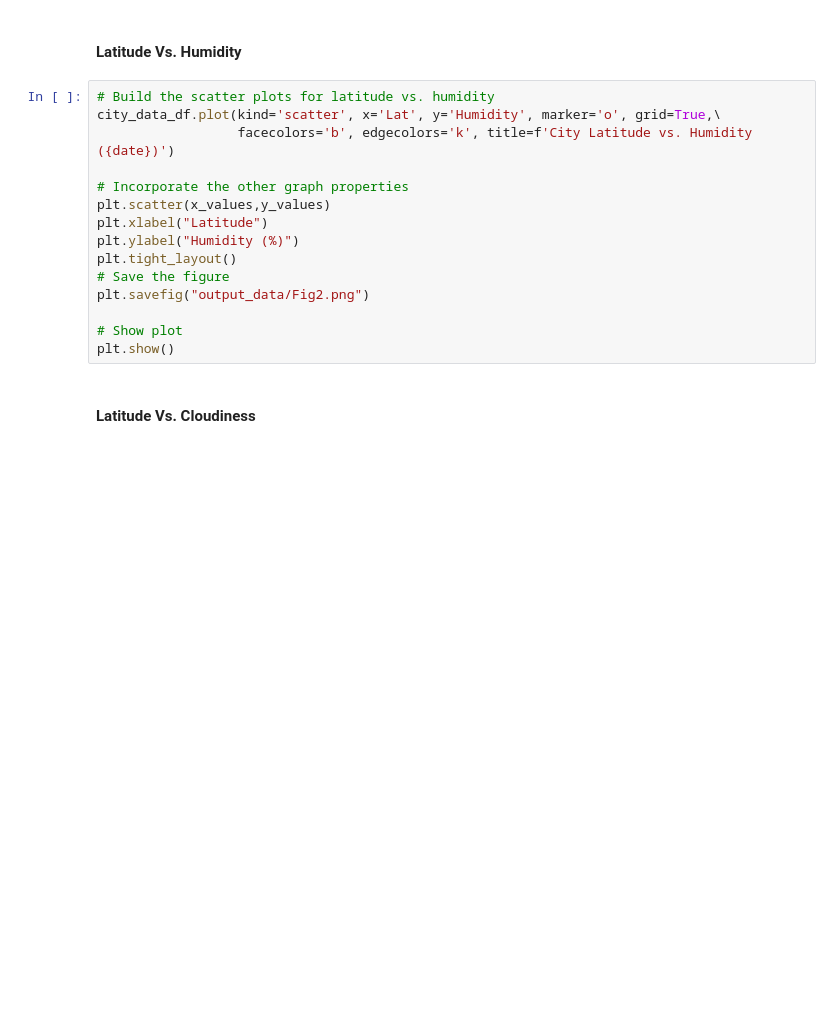
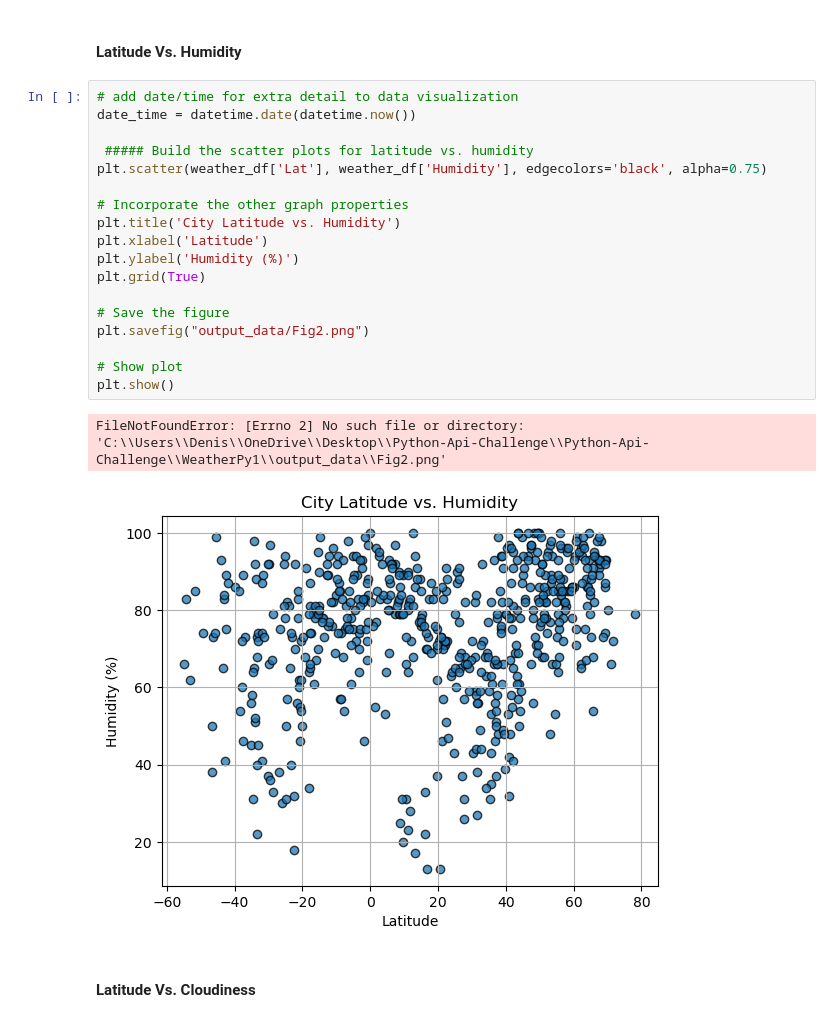
Before and after one commit to denisem77/Python-Api-Challenge, a Jupyter notebook: WeatherPy1/WeatherPy.ipynb, the cells around one changed output. Saved outputs shown, nothing was run; the diff lists cells and outputs as text; blank space fills up the shorter version.

```diff
--- a/WeatherPy1/WeatherPy.ipynb
+++ b/WeatherPy1/WeatherPy.ipynb
@@ -247,20 +256,26 @@ plt.show()
 # %% [markdown]
 #### Latitude Vs. Humidity
 # %%
-# Build the scatter plots for latitude vs. humidity
-city_data_df.plot(kind='scatter', x='Lat', y='Humidity', marker='o', grid=True,\
-                  facecolors='b', edgecolors='k', title=f'City Latitude vs. Humidity ({date})')
+# add date/time for extra detail to data visualization
+date_time = datetime.date(datetime.now())
+
+ ##### Build the scatter plots for latitude vs. humidity
+plt.scatter(weather_df['Lat'], weather_df['Humidity'], edgecolors='black', alpha=0.75)
 
 # Incorporate the other graph properties
-plt.scatter(x_values,y_values)
-plt.xlabel("Latitude")
-plt.ylabel("Humidity (%)")
-plt.tight_layout()
+plt.title('City Latitude vs. Humidity')
+plt.xlabel('Latitude')
+plt.ylabel('Humidity (%)')
+plt.grid(True)
+
 # Save the figure
 plt.savefig("output_data/Fig2.png")
 
 # Show plot
 plt.show()
+# %% [output]
+FileNotFoundError: [Errno 2] No such file or directory: 'C:\\Users\\Denis\\OneDrive\\Desktop\\Python-Api-Challenge\\Python-Api-Challenge\\WeatherPy1\\output_data\\Fig2.png'
+[figure, added]
 # %% [markdown]
 #### Latitude Vs. Cloudiness
 # %%
```
Also changed, not shown: parts of 39 cells of this notebook, 4 other files.
